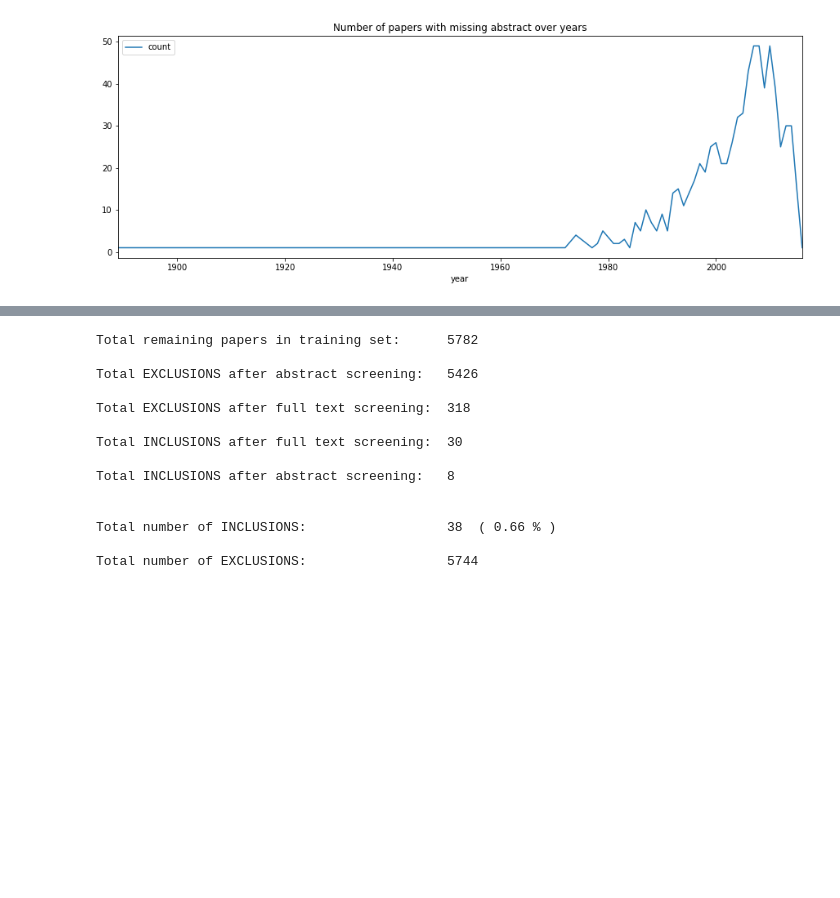
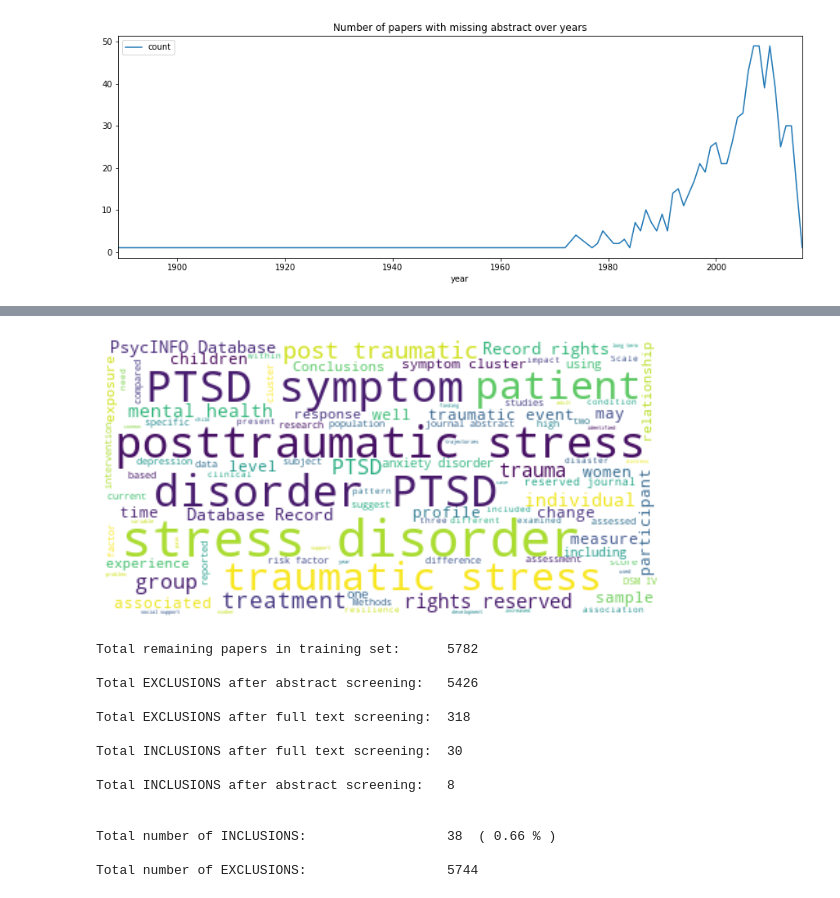
Before and after one commit to asreview/synergy-dataset, a Jupyter notebook: datasets/Van_de_Schoot_PTSD/convert_clean_schoot_lgmm_ptsd.ipynb, the cells around one changed output, grey strips where cells are left out. Saved outputs shown, nothing was run; the diff lists cells and outputs as text; code cells hidden in the pictures; blank space fills up the shorter version.

```diff
--- a/datasets/Van_de_Schoot_PTSD/convert_clean_schoot_lgmm_ptsd.ipynb
+++ b/datasets/Van_de_Schoot_PTSD/convert_clean_schoot_lgmm_ptsd.ipynb
@@ -148,3 +184,12 @@ plt.show()
+# %%
+# generate a word cloud image for abstracts
+wordcloud = WordCloud(stopwords=stopwords, max_words=100, background_color="white").generate(abstract_text)
+plt.figure(figsize=[10,10])
+plt.imshow(wordcloud, interpolation="bilinear")
+plt.axis("off")
+plt.show()
+# %% [output]
+[figure, added]
 # %%
 n_train = len(train_data['included'])
 n_inc = train_data['included'].sum()
```
Also changed, not shown: parts of 7 cells of this notebook, 1 other file.
